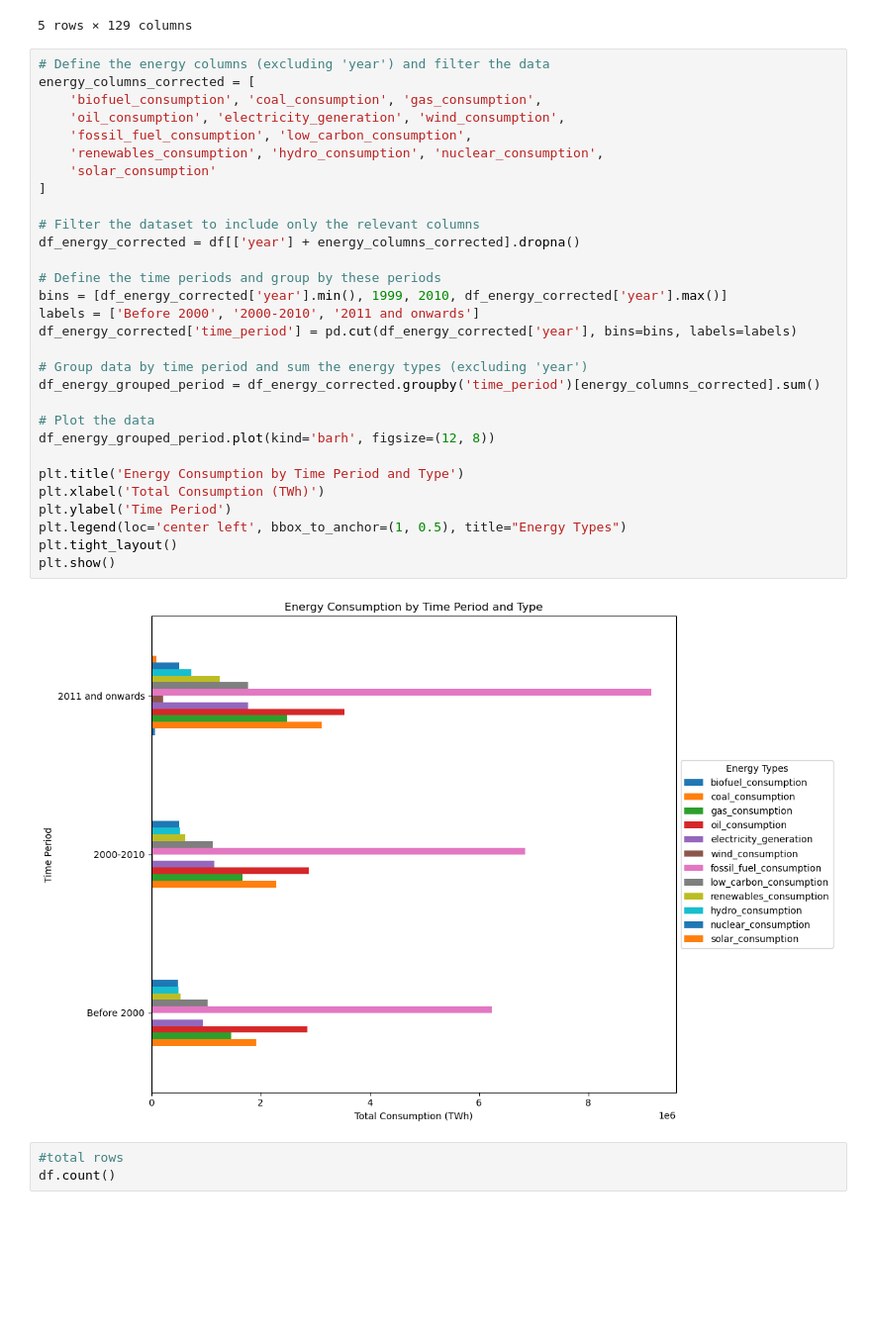
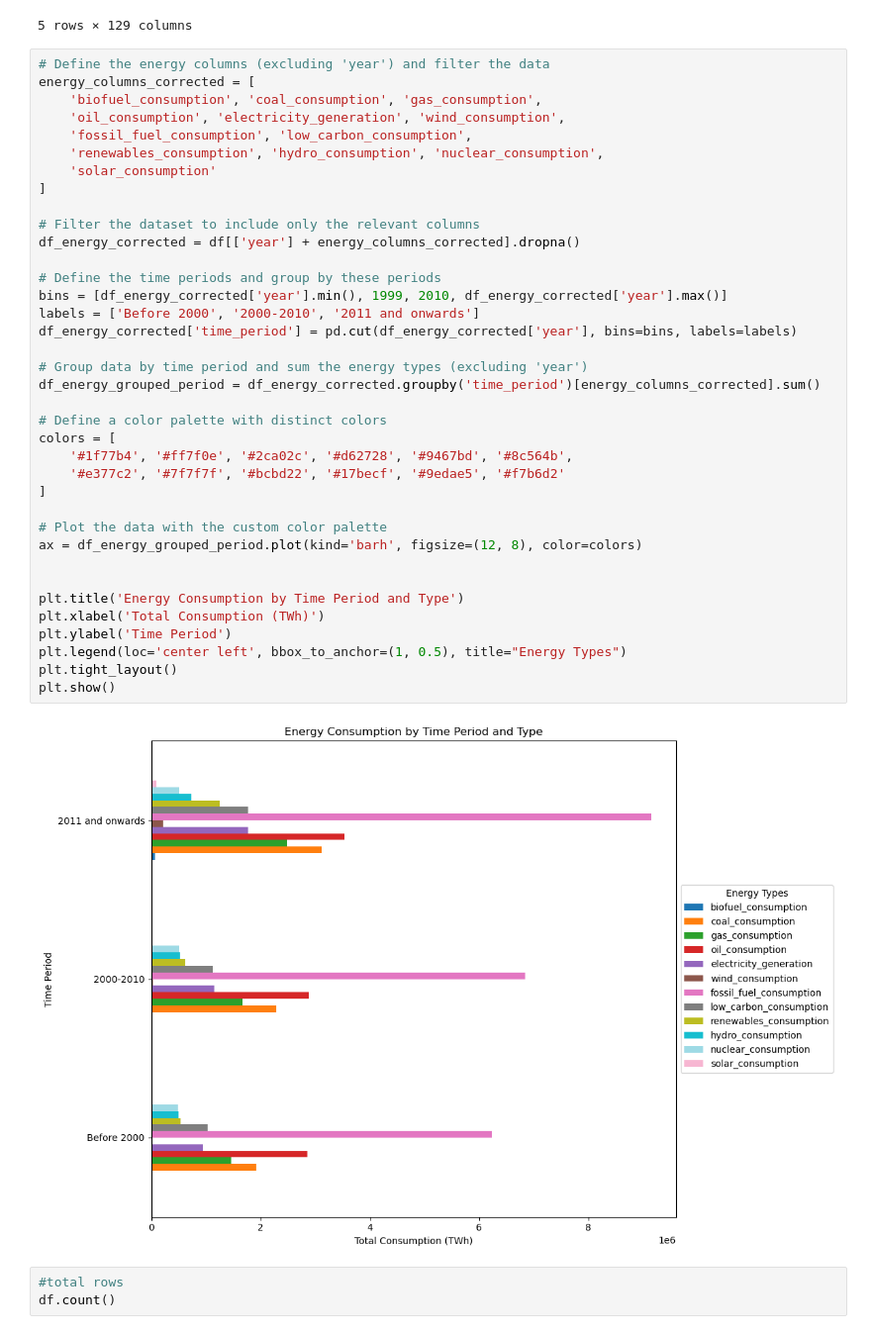
Before and after one commit to singhashishpal/project3_world_energy_consumption, a Jupyter notebook: Final Project.ipynb, the cells around one changed output. Shown at 99% size. Saved outputs shown, nothing was run; the diff lists cells and outputs as text; blank space fills up the shorter version.

```diff
--- a/Final Project.ipynb
+++ b/Final Project.ipynb
@@ -36,35 +36,42 @@ df.head()
 # %%
 # Define the energy columns (excluding 'year') and filter the data
 energy_columns_corrected = [
     'biofuel_consumption', 'coal_consumption', 'gas_consumption',
     'oil_consumption', 'electricity_generation', 'wind_consumption',
     'fossil_fuel_consumption', 'low_carbon_consumption',
     'renewables_consumption', 'hydro_consumption', 'nuclear_consumption',
     'solar_consumption'
 ]
 
 # Filter the dataset to include only the relevant columns
 df_energy_corrected = df[['year'] + energy_columns_corrected].dropna()
 
 # Define the time periods and group by these periods
 bins = [df_energy_corrected['year'].min(), 1999, 2010, df_energy_corrected['year'].max()]
 labels = ['Before 2000', '2000-2010', '2011 and onwards']
 df_energy_corrected['time_period'] = pd.cut(df_energy_corrected['year'], bins=bins, labels=labels)
 
 # Group data by time period and sum the energy types (excluding 'year')
 df_energy_grouped_period = df_energy_corrected.groupby('time_period')[energy_columns_corrected].sum()
 
-# Plot the data
-df_energy_grouped_period.plot(kind='barh', figsize=(12, 8))
+# Define a color palette with distinct colors
+colors = [
+    '#1f77b4', '#ff7f0e', '#2ca02c', '#d62728', '#9467bd', '#8c564b',
+    '#e377c2', '#7f7f7f', '#bcbd22', '#17becf', '#9edae5', '#f7b6d2'
+]
+
+# Plot the data with the custom color palette
+ax = df_energy_grouped_period.plot(kind='barh', figsize=(12, 8), color=colors)
+
 
 plt.title('Energy Consumption by Time Period and Type')
 plt.xlabel('Total Consumption (TWh)')
 plt.ylabel('Time Period')
 plt.legend(loc='center left', bbox_to_anchor=(1, 0.5), title="Energy Types")
 plt.tight_layout()
 plt.show()
 # %% [output]
-[figure, old version]
+[figure, new version]
 # %%
 #total rows
 df.count()
```
Also changed, not shown: parts of 3 cells of this notebook.
